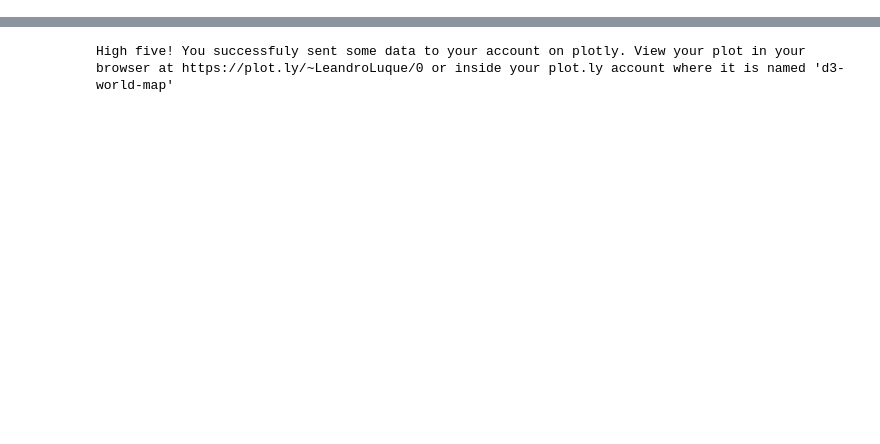
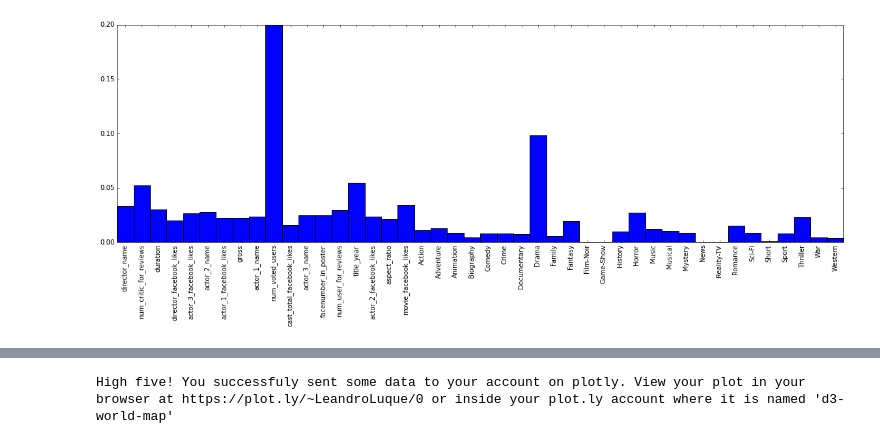
Before and after one commit to rhuincalef/dss_2016, a Jupyter notebook: TPFINAL/Untitled.ipynb, the cells around one changed output, grey strips where cells are left out. Saved outputs shown, nothing was run; the diff lists cells and outputs as text; code cells hidden in the pictures; blank space fills up the shorter version.

```diff
--- a/TPFINAL/Untitled.ipynb
+++ b/TPFINAL/Untitled.ipynb
@@ -5,0 +140,11 @@ df = pd.read_csv('data/imdb.csv')
+# %%
+from sklearn.tree import ExtraTreeRegressor
+from sklearn.cross_validation import train_test_split
+#X = preprocessing.scale(xs, axis=1)
+#y = np.array(ys).ravel()
+X_train, X_test, y_train, y_test = train_test_split(xs, ys,random_state=1)
+
+clf = ExtraTreeRegressor(max_features=0.2,max_depth=None,min_samples_split=1,
+                           random_state=1)
+# %%
+clf.fit(X_train, y_train)
@@ -5,0 +159,3 @@ df = pd.read_csv('data/imdb.csv')
+# %%
+importances = clf.feature_importances_
+print (importances)
@@ -5,0 +188,15 @@ df = pd.read_csv('data/imdb.csv')
+# %%
+import matplotlib.pyplot as plt
+#text = map(lambda i: df.columns[1:-1][i], range(93))
+text = list(map(lambda i: df.columns[i], range(len(df.columns))))
+plt.figure(figsize=(20, 6))
+plt.bar(range(len(df.columns)),height=importances,  width=1.)
+plt.xticks(np.arange(0.5, len(df.columns), 1.), text, rotation=90)
+plt.xlim((0, len(df.columns)))
+plt.show()
+# Top 10
+#indices = np.argsort(importances)[::-1]
+#for i in range(10):
+    #print importances[indices[i]], df.columns[1:-1][indices[i]]
+# %% [output]
+[figure, added]
```
Also changed, not shown: parts of 24 cells of this notebook.
